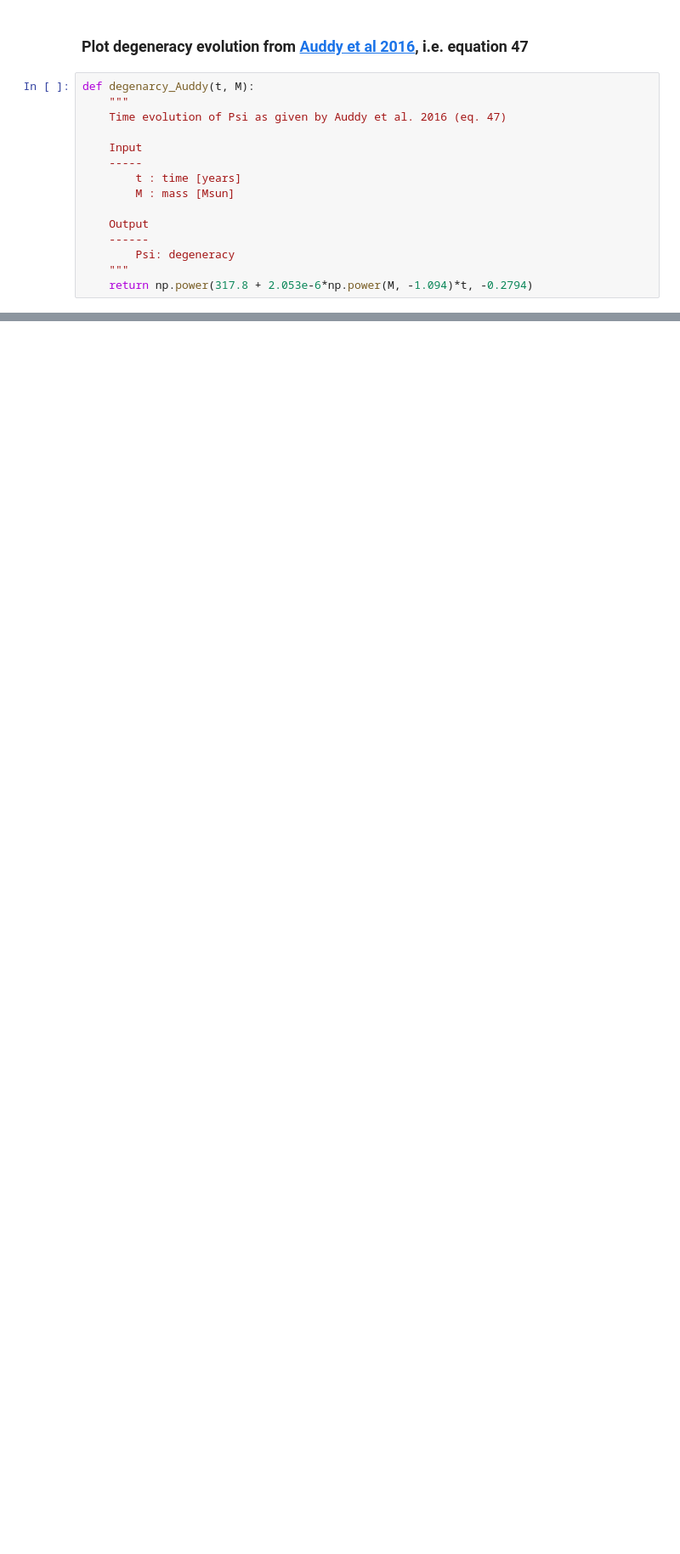
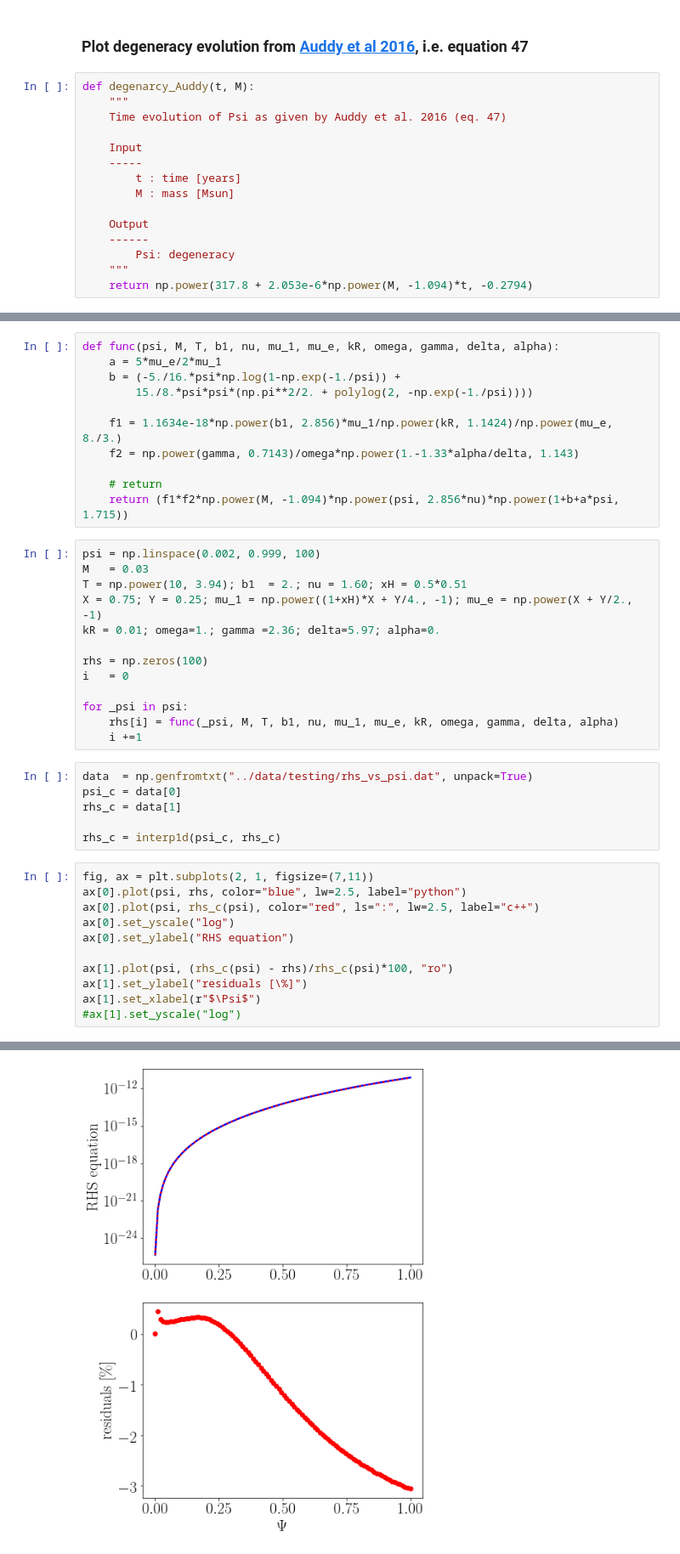
Before and after one commit to mariabenitocst/brown_dwarfs_palatini, a Jupyter notebook: jupyter-notebook/evolution_degeneracy.ipynb, the cells around one changed output, grey strips where cells are left out. Shown at 85% size. Saved outputs shown, nothing was run; the diff lists cells and outputs as text; blank space fills up the shorter version.

```diff
--- a/jupyter-notebook/evolution_degeneracy.ipynb
+++ b/jupyter-notebook/evolution_degeneracy.ipynb
@@ -66,0 +74,42 @@ ax.set_xscale("log")
+# %%
+def func(psi, M, T, b1, nu, mu_1, mu_e, kR, omega, gamma, delta, alpha):
+    a = 5*mu_e/2*mu_1
+    b = (-5./16.*psi*np.log(1-np.exp(-1./psi)) +
+        15./8.*psi*psi*(np.pi**2/2. + polylog(2, -np.exp(-1./psi))))
+
+    f1 = 1.1634e-18*np.power(b1, 2.856)*mu_1/np.power(kR, 1.1424)/np.power(mu_e, 8./3.)
+    f2 = np.power(gamma, 0.7143)/omega*np.power(1.-1.33*alpha/delta, 1.143)
+
+    # return
+    return (f1*f2*np.power(M, -1.094)*np.power(psi, 2.856*nu)*np.power(1+b+a*psi, 1.715))
+# %%
+psi = np.linspace(0.002, 0.999, 100)
+M   = 0.03
+T = np.power(10, 3.94); b1  = 2.; nu = 1.60; xH = 0.5*0.51
+X = 0.75; Y = 0.25; mu_1 = np.power((1+xH)*X + Y/4., -1); mu_e = np.power(X + Y/2., -1)
+kR = 0.01; omega=1.; gamma =2.36; delta=5.97; alpha=0.
+
+rhs = np.zeros(100)
+i   = 0
+
+for _psi in psi:
+    rhs[i] = func(_psi, M, T, b1, nu, mu_1, mu_e, kR, omega, gamma, delta, alpha)
+    i +=1
+# %%
+data  = np.genfromtxt("../data/testing/rhs_vs_psi.dat", unpack=True)
+psi_c = data[0]
+rhs_c = data[1]
+
+rhs_c = interp1d(psi_c, rhs_c)
+# %%
+fig, ax = plt.subplots(2, 1, figsize=(7,11))
+ax[0].plot(psi, rhs, color="blue", lw=2.5, label="python")
+ax[0].plot(psi, rhs_c(psi), color="red", ls=":", lw=2.5, label="c++")
+ax[0].set_yscale("log")
+ax[0].set_ylabel("RHS equation")
+
+ax[1].plot(psi, (rhs_c(psi) - rhs)/rhs_c(psi)*100, "ro")
+ax[1].set_ylabel("residuals [\%]")
+ax[1].set_xlabel(r"$\Psi$")
+#ax[1].set_yscale("log")
+# %% [output]
@@ -66,0 +117 @@ ax.set_xscale("log")
+[figure, added]
```
Also changed, not shown: parts of 8 cells of this notebook, 2 other files.
